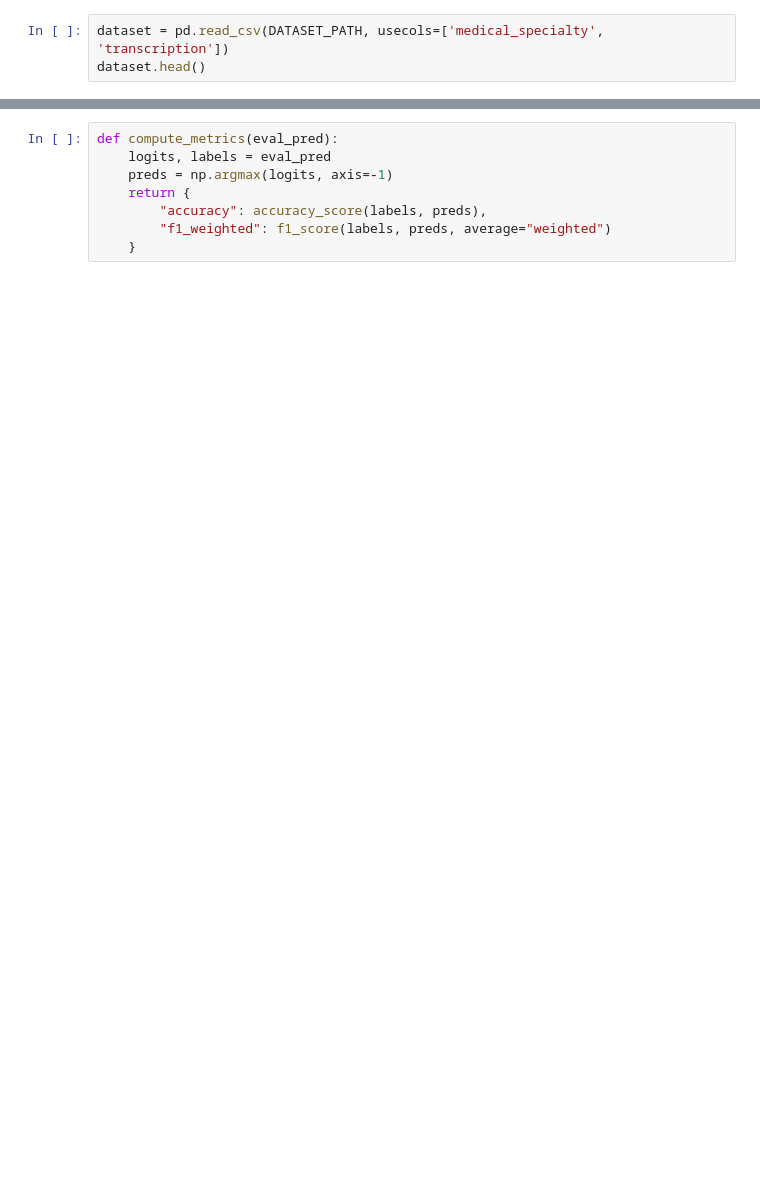
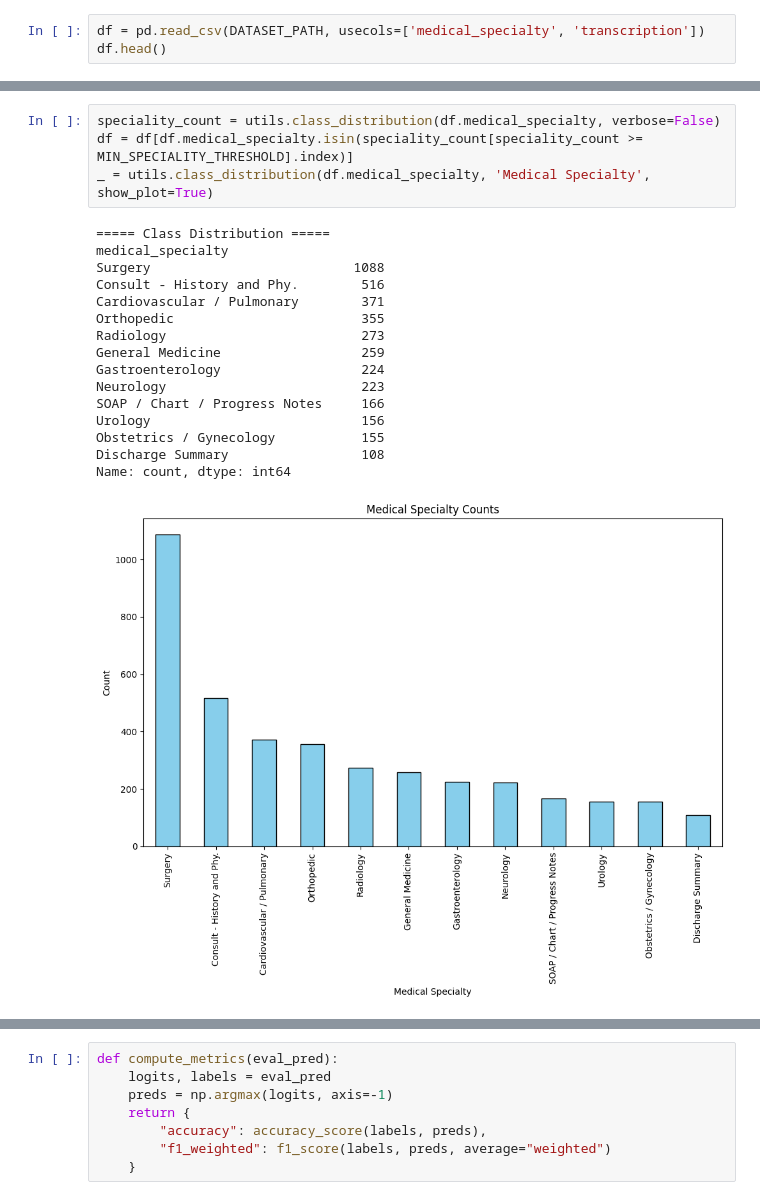
Before and after one commit to ai574-sec1-group3-summer-2025/pocs, a Jupyter notebook: speciality_classification/distilbert.ipynb, the cells around one changed output, grey strips where cells are left out. Saved outputs shown, nothing was run; the diff lists cells and outputs as text; blank space fills up the shorter version.

```diff
--- a/speciality_classification/distilbert.ipynb
+++ b/speciality_classification/distilbert.ipynb
@@ -26,3 +25,3 @@ MODEL_NAME = 'distilbert-base-uncased'
 # %%
-dataset = pd.read_csv(DATASET_PATH, usecols=['medical_specialty', 'transcription'])
-dataset.head()
+df = pd.read_csv(DATASET_PATH, usecols=['medical_specialty', 'transcription'])
+df.head()
@@ -34 +51,22 @@ df['medical_specialty'] = df['medical_specialty'].str.strip()
+# %%
+speciality_count = utils.class_distribution(df.medical_specialty, verbose=False)
+df = df[df.medical_specialty.isin(speciality_count[speciality_count >= MIN_SPECIALITY_THRESHOLD].index)]
+_ = utils.class_distribution(df.medical_specialty, 'Medical Specialty', show_plot=True)
+# %% [output]
+===== Class Distribution =====
+medical_specialty
+Surgery                          1088
+Consult - History and Phy.        516
+Cardiovascular / Pulmonary        371
+Orthopedic                        355
+Radiology                         273
+General Medicine                  259
+Gastroenterology                  224
+Neurology                         223
+SOAP / Chart / Progress Notes     166
+Urology                           156
+Obstetrics / Gynecology           155
+Discharge Summary                 108
+Name: count, dtype: int64
+[figure, added]
 # %%
```
Also changed, not shown: parts of 17 cells of this notebook.
